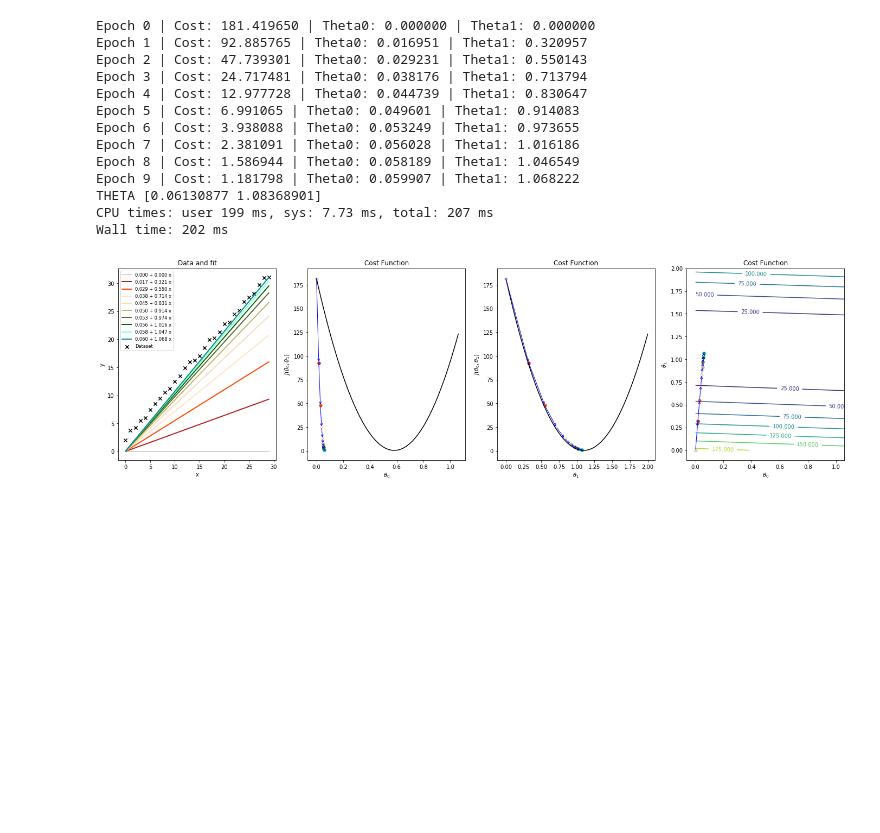
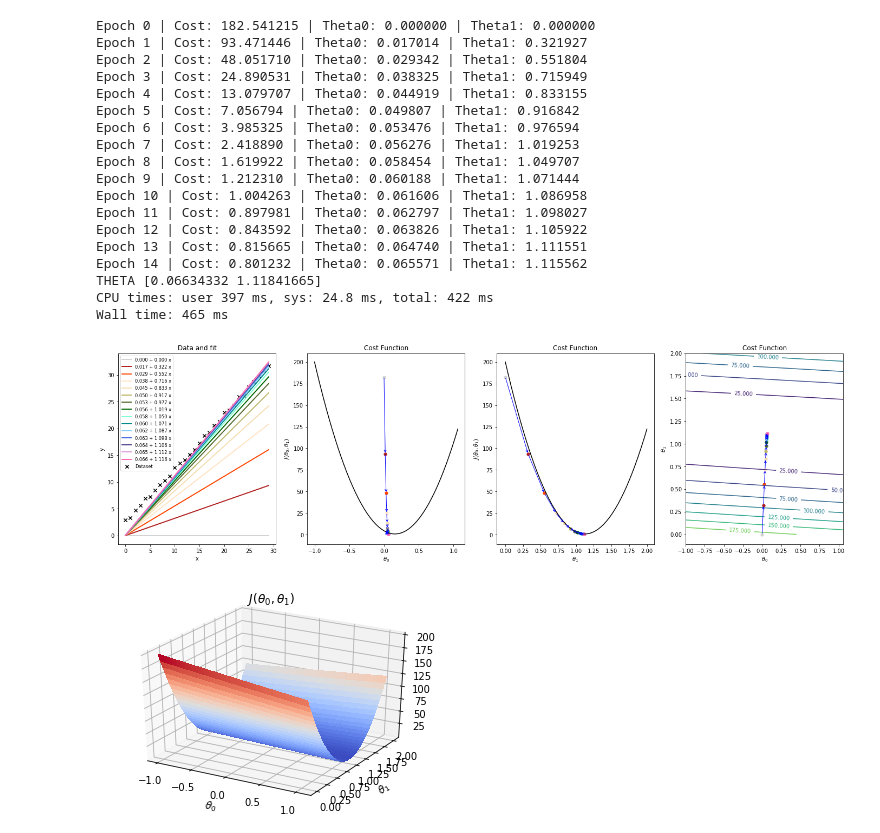
Before and after one commit to akanugan/DataScience, a Jupyter notebook: NeuralNetwork/gradientDescent.ipynb, the cells around one changed output. Saved outputs shown, nothing was run; the diff lists cells and outputs as text; code cells hidden in the pictures; blank space fills up the shorter version.

```diff
--- a/NeuralNetwork/gradientDescent.ipynb
+++ b/NeuralNetwork/gradientDescent.ipynb
@@ -9,11 +9,11 @@ import matplotlib.pyplot as plt
 
 theta = 1  # We start the search at x=6
 alpha = 0.05  # Step size multiplier, learning rate
-precision = 0.00001  # Desired precision of result
+precision = 0.0000  # 0.00001Desired precision of result
 max_iters = 10000  # Maximum number of iterations
 
 # Derivative function
-df = lambda x: 4 * x**3 - 9 * x**2
+dJ = lambda x: 4 * x**3 - 9 * x**2
 
 X = []
 descent = []
@@ -22,7 +22,7 @@ thetaS = []
 for i in range(max_iters):
     X.append(i)
     theta_n = theta
-    theta = theta_n - alpha * df(theta_n) # steps are propagated to negative of the gradient of the f(x)
+    theta = theta_n - alpha * dJ(theta_n) # steps are propagated to negative of the gradient of the f(x)
     thetaS.append(theta)
     diff = theta_n - theta
     descent.append(diff)
@@ -77,6 +81,7 @@ With each iteration, the parameter $\theta$ comes closer to the optimal values t
 import numpy as np
 import random
 import matplotlib.pyplot as plt
+from mpl_toolkits.mplot3d import Axes3D
 ######################################
 import matplotlib.colors as mcolors
 colors = dict(mcolors.BASE_COLORS, **mcolors.CSS4_COLORS)
@@ -100,7 +105,7 @@ def gradientDescent(x, y, theta, alpha, m, epochs):
     xTrans = x.transpose()
     for i in range(0, epochs):
         theta_a.append(theta)
-        hypothesis = np.dot(x, theta)
+        hypothesis = np.dot(x,theta)
         hypothesis_a.append(hypothesis)
         res = hypothesis - y
         cost = np.average(res**2, axis=0)/2
@@ -141,9 +146,9 @@ x, y = genData(30, 2, 1)   #(100, 25, 10)
 #print('x shape:', x.shape) # m x n matrix
 #print('y shape:', y.shape) # m vector
 
-m, n = np.shape(x)      # m rows, n columns
-epochs = 10       #15
-alpha = 0.001           #0.005
+m, n = np.shape(x)        # m rows, n columns, m is also refered as batch
+epochs = 15       #15     # number of iterations for training
+alpha = 0.001     #0.005  # training rate
 
 theta = np.zeros(n)     #choice, one can start with np.ones(n)
 #theta = np.ones(n)
@@ -163,6 +168,9 @@ print('THETA', theta)
 
 fig, ax = plt.subplots(nrows=1, ncols=4, figsize=(24,6.5))
 
+fig3d = plt.figure()
+ax3d = fig3d.gca(projection='3d')
+
 ax[0].scatter(x[:,1], y, marker='x', s=40, color='k', label='Dataset')
 ax[0].set_xlabel('x')
 ax[0].set_ylabel('y')
@@ -181,8 +189,8 @@ ax[3].set_ylabel(r'$\theta_1$')
 ax[3].set_title('Cost Function')
 
 #grid for plotting
-theta0_grid = np.linspace(0,1.06,50)
-theta1_grid = np.linspace(0,2.00,50)
+theta0_grid = np.linspace(-1.0,1.06,50)
+theta1_grid = np.linspace(0.0,2.00,50)
 
 theta_grid = np.vstack((theta0_grid, theta1_grid)).T
 #print ('theta_grid shape:', theta_grid.shape)
@@ -205,51 +213,62 @@ for j in range(0, epochs):
                label=r'{0:.3f} + {1:.3f} x'.format(theta_a[j][0], theta_a[j][1]))
     ax[1].scatter(theta_a[j][0], cost_a[j], color=sorted_names[c], s=40, lw=0)
     ax[2].scatter(theta_a[j][1], cost_a[j], color=sorted_names[c], s=40, lw=0)
     ax[3].scatter(*theta_a[j], color=sorted_names[c], s=40, lw=0)
 
     # juggling such as arrow from last point will not point to first point in annotation
     if j==0: k=0
     else: k=j-1
 
     # draw the arrows showing the step direction on cost function as a function of fit parameters
     ax[1].annotate('', xy=(theta_a[j][0], cost_a[j]), xytext=(theta_a[k][0], cost_a[k]),
                    arrowprops={'arrowstyle': '->', 'color': 'b', 'lw': 1},
                    va='center', ha='center')
     ax[2].annotate('', xy=(theta_a[j][1], cost_a[j]), xytext=(theta_a[k][1], cost_a[k]),
                    arrowprops={'arrowstyle': '->', 'color': 'b', 'lw': 1},
                    va='center', ha='center')
     ax[3].annotate('', xy=theta_a[j], xytext=theta_a[k],
                    arrowprops={'arrowstyle': '->', 'color': 'b', 'lw': 1},
                    va='center', ha='center')
-
+    #surf = ax3d.plot_surface(theta_a[j][0], theta_a[j][1], cost_a[j], cmap=plt.cm.coolwarm,linewidth=0, antialiased=False)
 
 # legend
 ax[0].legend(loc='upper left', fontsize='small')
 
 # The target parameter values indicated on the cost function contour plot
 X, Y = np.meshgrid(theta0_grid, theta1_grid)
+surf = ax3d.plot_surface(X, Y, J_grid_2D, cmap=plt.cm.coolwarm,linewidth=0, antialiased=False)
+ax3d.set_xlabel(r'$\theta_0$')
+ax3d.set_ylabel(r'$\theta_1$')
+ax3d.set_title(r'$J(\theta_0,\theta_1)$')
+ax3d.clabel(surf)
+
 contours = ax[3].contour(X, Y, J_grid_2D)
 ax[3].clabel(contours)
 
 # One can have an idea of grid beforehand
-S = np.sqrt(np.square(X) + np.square(Y))
-cm = plt.cm.get_cmap('viridis')
-#ax[3].scatter(X, Y, c=S, cmap=cm)
+#S = np.sqrt(np.square(X) + np.square(Y))
+#ax[3].scatter(X, Y, c=S, cmap=plt.cm.get_cmap('viridis'))
 # %% [output]
-Epoch 0 | Cost: 181.419650 | Theta0: 0.000000 | Theta1: 0.000000
-Epoch 1 | Cost: 92.885765 | Theta0: 0.016951 | Theta1: 0.320957
-Epoch 2 | Cost: 47.739301 | Theta0: 0.029231 | Theta1: 0.550143
-Epoch 3 | Cost: 24.717481 | Theta0: 0.038176 | Theta1: 0.713794
-Epoch 4 | Cost: 12.977728 | Theta0: 0.044739 | Theta1: 0.830647
-Epoch 5 | Cost: 6.991065 | Theta0: 0.049601 | Theta1: 0.914083
-Epoch 6 | Cost: 3.938088 | Theta0: 0.053249 | Theta1: 0.973655
-Epoch 7 | Cost: 2.381091 | Theta0: 0.056028 | Theta1: 1.016186
-Epoch 8 | Cost: 1.586944 | Theta0: 0.058189 | Theta1: 1.046549
-Epoch 9 | Cost: 1.181798 | Theta0: 0.059907 | Theta1: 1.068222
-THETA [0.06130877 1.08368901]
-CPU times: user 199 ms, sys: 7.73 ms, total: 207 ms
-Wall time: 202 ms
+Epoch 0 | Cost: 182.541215 | Theta0: 0.000000 | Theta1: 0.000000
+Epoch 1 | Cost: 93.471446 | Theta0: 0.017014 | Theta1: 0.321927
+Epoch 2 | Cost: 48.051710 | Theta0: 0.029342 | Theta1: 0.551804
+Epoch 3 | Cost: 24.890531 | Theta0: 0.038325 | Theta1: 0.715949
+Epoch 4 | Cost: 13.079707 | Theta0: 0.044919 | Theta1: 0.833155
+Epoch 5 | Cost: 7.056794 | Theta0: 0.049807 | Theta1: 0.916842
+Epoch 6 | Cost: 3.985325 | Theta0: 0.053476 | Theta1: 0.976594
+Epoch 7 | Cost: 2.418890 | Theta0: 0.056276 | Theta1: 1.019253
+Epoch 8 | Cost: 1.619922 | Theta0: 0.058454 | Theta1: 1.049707
+Epoch 9 | Cost: 1.212310 | Theta0: 0.060188 | Theta1: 1.071444
+Epoch 10 | Cost: 1.004263 | Theta0: 0.061606 | Theta1: 1.086958
+Epoch 11 | Cost: 0.897981 | Theta0: 0.062797 | Theta1: 1.098027
+Epoch 12 | Cost: 0.843592 | Theta0: 0.063826 | Theta1: 1.105922
+Epoch 13 | Cost: 0.815665 | Theta0: 0.064740 | Theta1: 1.111551
+Epoch 14 | Cost: 0.801232 | Theta0: 0.065571 | Theta1: 1.115562
+THETA [0.06634332 1.11841665]
+CPU times: user 397 ms, sys: 24.8 ms, total: 422 ms
+Wall time: 465 ms
-[figure, old version]
+[figure, new version]
+[figure, added]
 # %% [markdown]
 ### Questions
 1. What do you observe if we generate 50 data points rather than 30? Will the fit converge faster?
```
Also changed, not shown: parts of 6 cells of this notebook, 4 other files.
